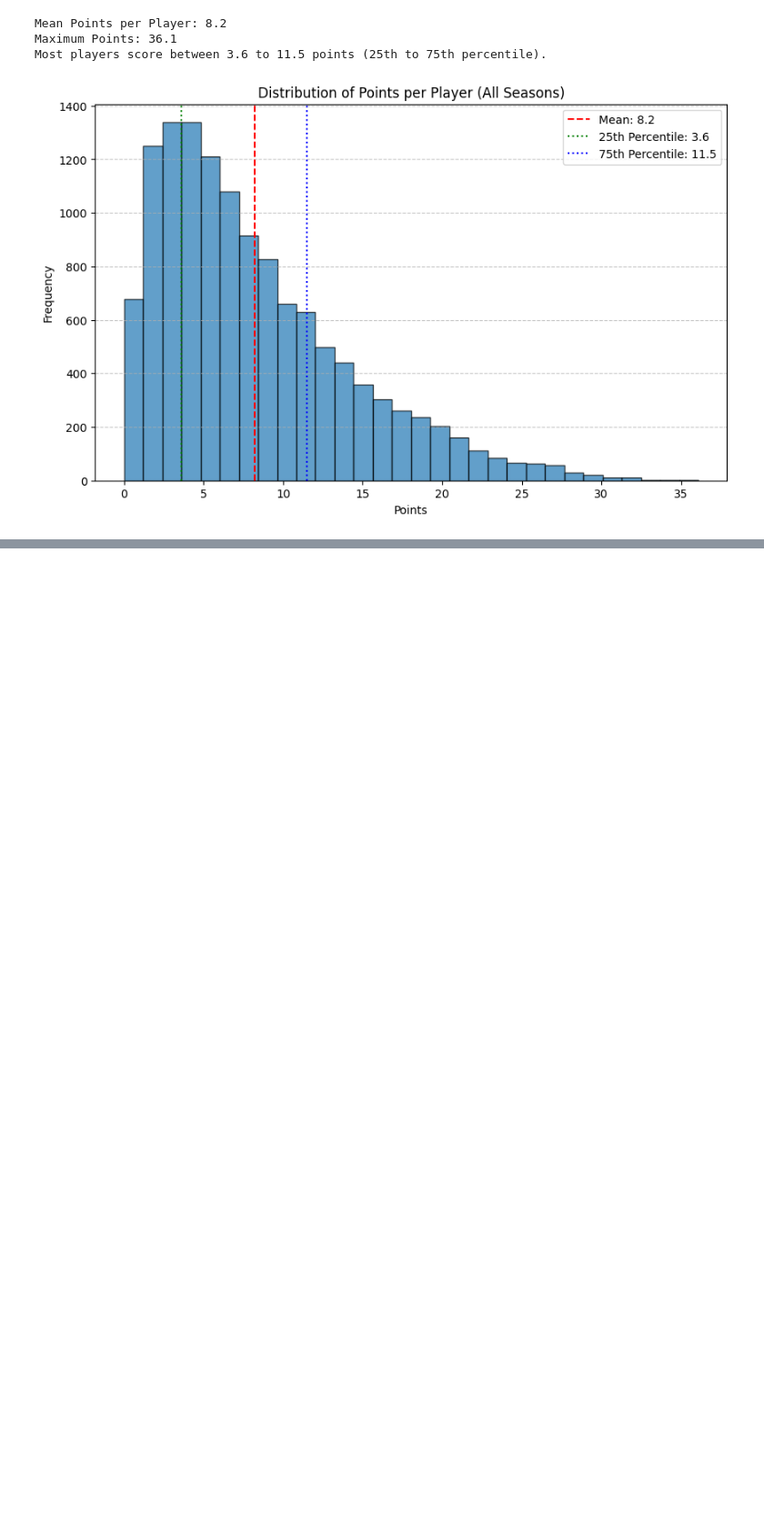
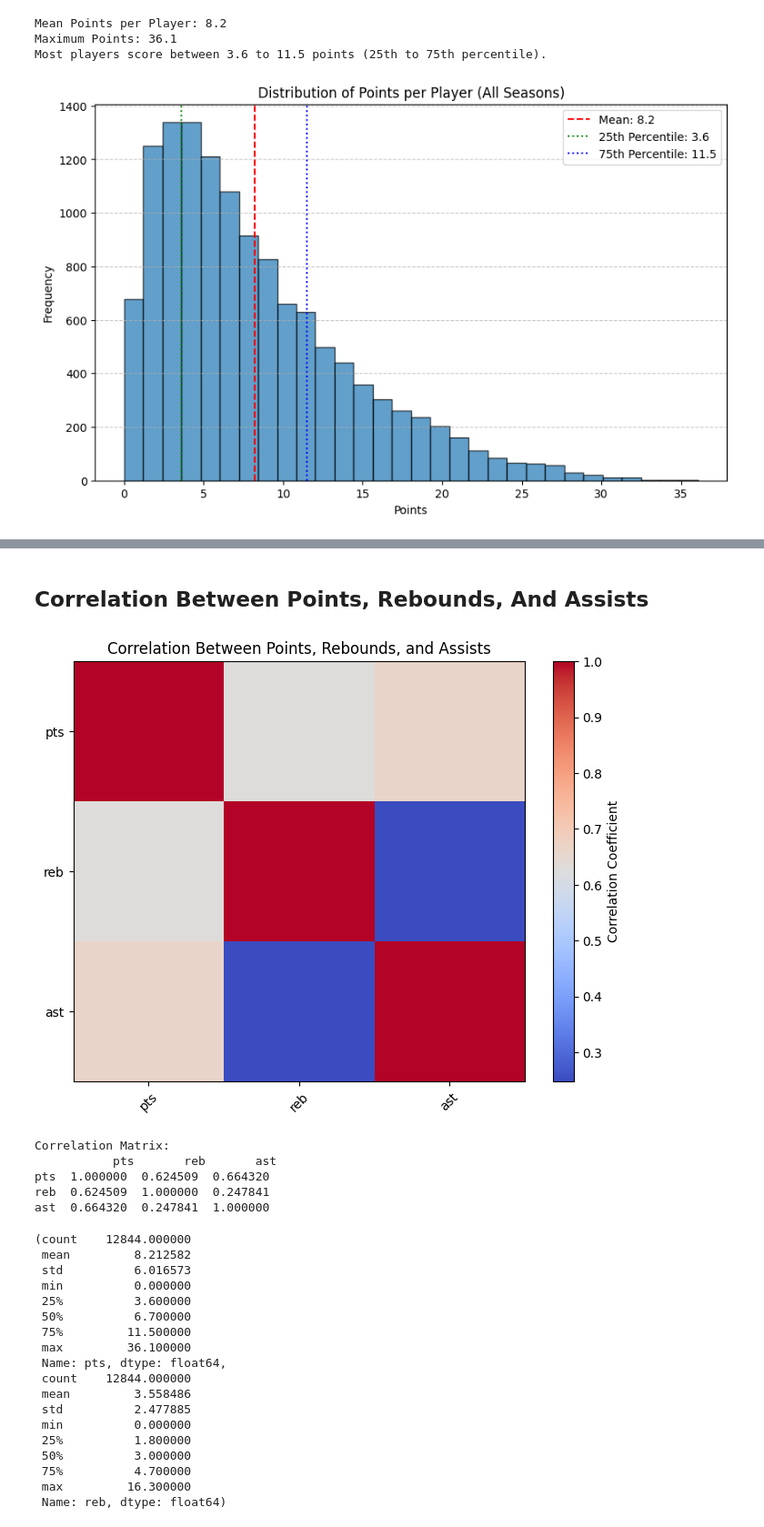
Before and after one commit to ezilin/CMSC320-Group-Proj, a Jupyter notebook: projectfn.ipynb, the cells around one changed output, grey strips where cells are left out. Shown at 91% size. Cells and saved outputs as stored; diff of their text form; code cells hidden in the pictures; blank space fills up the shorter version.

```diff
--- a/projectfn.ipynb
+++ b/projectfn.ipynb
@@ -431,0 +464,55 @@ Most players score between 3.6 to 11.5 points (25th to 75th percentile).
+# %% [markdown]
+## Correlation Between Points, Rebounds, And Assists
+# %%
+# Calculate the correlation matrix for points, rebounds, and assists
+correlation_matrix = nba_players[['pts', 'reb', 'ast']].corr()
+
+# Plot: Correlation Heatmap
+plt.figure(figsize=(8, 6))
+plt.imshow(correlation_matrix, cmap='coolwarm', interpolation='none', aspect='auto')
+plt.colorbar(label='Correlation Coefficient')
+
+# Set tick labels for heatmap
+plt.xticks(range(len(correlation_matrix)), correlation_matrix.columns, rotation=45)
+plt.yticks(range(len(correlation_matrix)), correlation_matrix.columns)
+
+# Add title and grid
+plt.title('Correlation Between Points, Rebounds, and Assists')
+plt.grid(False)  # Avoid clutter with a heatmap grid
+
+# Show the plot
+plt.show()
+
+# Display the correlation matrix in the console
+print("Correlation Matrix:\n", correlation_matrix)
+
+# Basic statistics on points and rebounds
+points_stats = nba_players['pts'].describe()
+rebounds_stats = nba_players['reb'].describe()
+
+points_stats, rebounds_stats
+# %% [output]
+[figure, added]
+Correlation Matrix:
+           pts       reb       ast
+pts  1.000000  0.624509  0.664320
+reb  0.624509  1.000000  0.247841
+ast  0.664320  0.247841  1.000000
+(count    12844.000000
+ mean         8.212582
+ std          6.016573
+ min          0.000000
+ 25%          3.600000
+ 50%          6.700000
+ 75%         11.500000
+ max         36.100000
+ Name: pts, dtype: float64,
+ count    12844.000000
+ mean         3.558486
+ std          2.477885
+ min          0.000000
+ 25%          1.800000
+ 50%          3.000000
+ 75%          4.700000
+ max         16.300000
+ Name: reb, dtype: float64)
```
Also changed, not shown: parts of 7 cells of this notebook.
